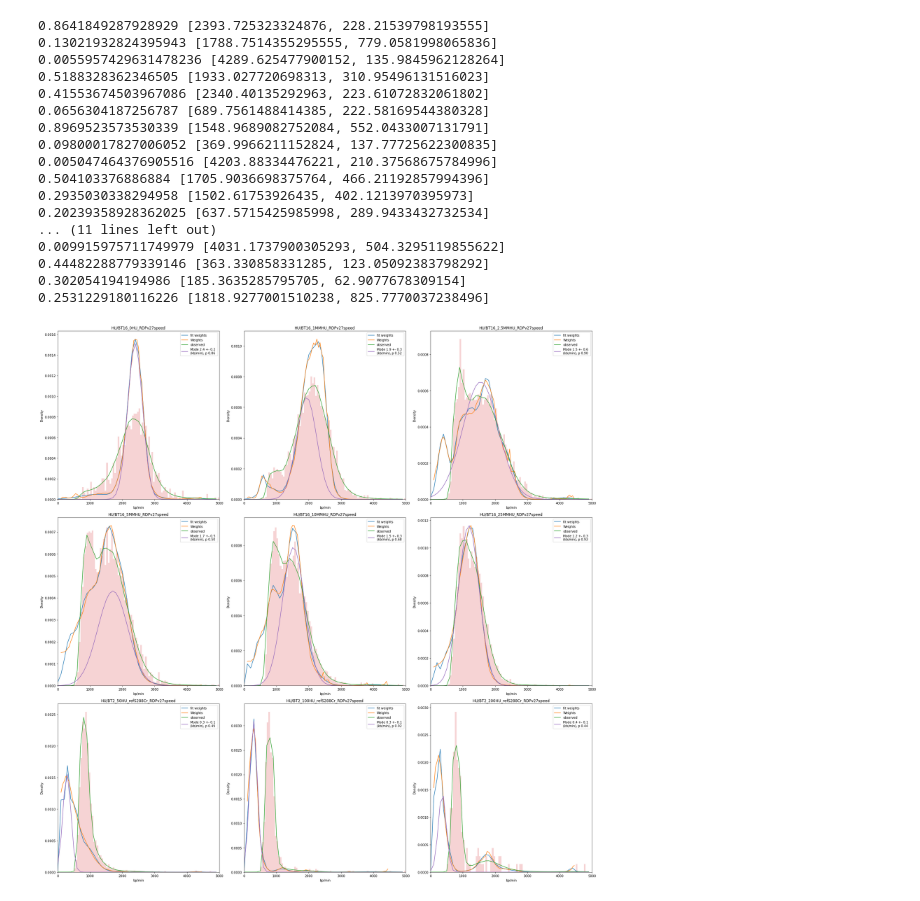
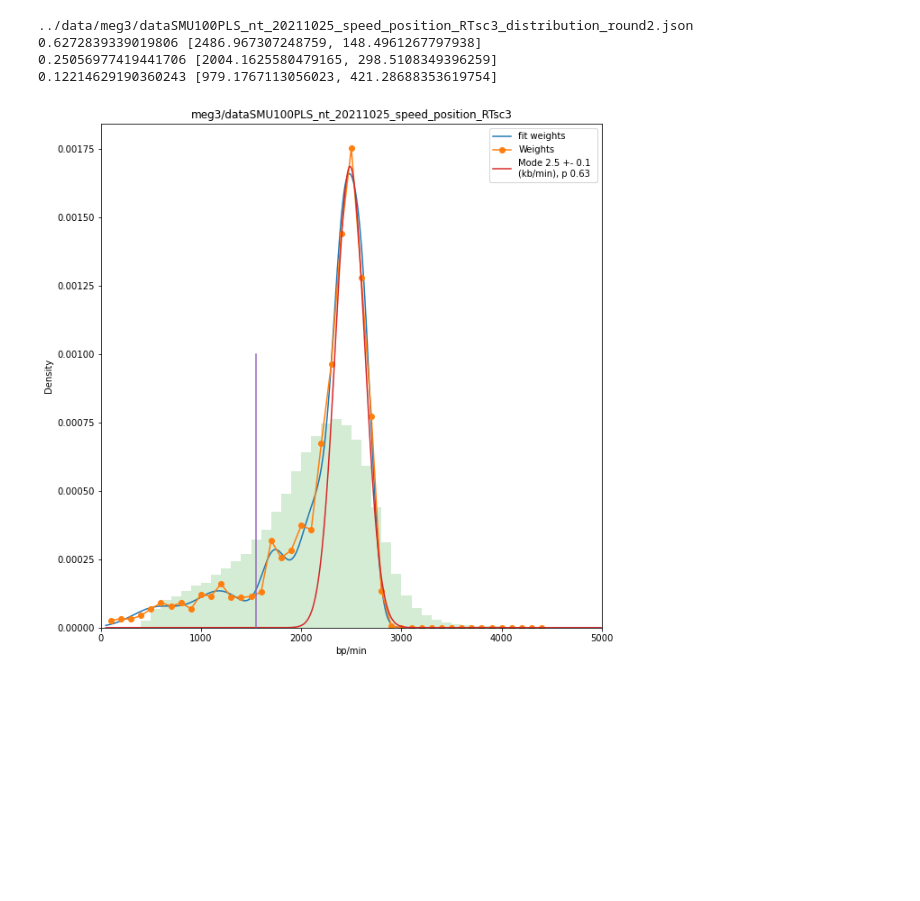
Before and after one commit to organic-chemistry/simunano, a Jupyter notebook: notebooks/Extract_distribution.ipynb, the cells around one changed output. Cells and saved outputs as stored; diff of their text form; code cells hidden in the pictures; blank space fills up the shorter version.

```diff
--- a/notebooks/Extract_distribution.ipynb
+++ b/notebooks/Extract_distribution.ipynb
@@ -72,5 +120,9 @@ combined
 # %%
-plot(combined["true_speed"],combined[rdp_speed],"o",alpha=0.2)
+plot(combined["true_speed"],combined[rdp_speed],"o",alpha=0.01)
+r=np.arange(0,5000,100)
+plot(r,r,label="expected")
 xlabel("true_speed")
 ylabel("RDP speed")
+legend()
+ylim(0,4500)
 # %% [output]
@@ -79,18 +131,20 @@ Text(0, 0.5, 'RDP speed')
 # %%
-import pomegranate
-from pomegranate import GeneralMixtureModel,NormalDistribution
+
+
 for expn,exp in exp_list.items():
+    figure()
+
     print(expn,len(exp))
-    figure()
     hist(exp.speed,bins=100,range=[0,5000],density=True);
-    nc=4
+    nc=5
     if len(exp)<100:
         nc=2
 
     init = GeneralMixtureModel.from_samples(NormalDistribution, n_components=nc,
                                     X=np.array(exp.speed)[:,np.newaxis],
                                             n_jobs=6)
-    hist(exp.speed,bins=100,range=[0,5000],density=True);
+    hist(exp.speed,bins=100,range=[0,5000],density=True,label=f"{len(exp.speed)}",alpha=0.5);
     r=np.arange(0,5000)
     plot(r,init.probability(r[:,np.newaxis]))
+    legend()
 # %% [output]
@@ -249,7 +258,8 @@ for average in range(n_average):
 import pickle
 fig=figure(figsize=(25,25))
 i=1
-
+extra="round2"
+"""
 sub_ordered=['../data/HU/BT16_0HU_RDPv27speed',
               '../data/HU/BT16_1MMHU_RDPv27speed',
              '../data/HU/BT16_2.5MMHU_RDPv27speed',
@@ -259,60 +269,58 @@ sub_ordered=['../data/HU/BT16_0HU_RDPv27speed',
               '../data/HU/BT2_50HU_refS288Cr_RDPv27speed',
              '../data/HU/BT2_100HU_refS288Cr_RDPv27speed',
      '../data/HU/BT2_200HU_refS288Cr_RDPv27speed']
 
 sub_w = {k:weights_lists[k] for k in sub_ordered}
-for expn,weights_list in sub_w.items():
+"""
+for expn,weights_list in weights_lists.items():
     fig.add_subplot(3,3,i)
     i+=1
     #titleu =expn
     title(expn.replace("../data/",""))
     proba = []
     while proba ==[] or np.any(np.isnan(final.probability(centers))):
         proba=True
-        drawed_th=np.random.choice(centers,size=10000,p=np.nanmean(weights_list,axis=0))
+        pnow=[np.nan]
+        while  np.any(np.isnan(pnow)):
+            drawed_th=np.random.choice(centers,size=10000,p=np.nanmean(weights_list,axis=0))
 
-        final6=GeneralMixtureModel.from_samples(NormalDistribution, n_components=6,
-                                        X=np.array(drawed_th)[:,np.newaxis]);
-        with open(expn+"_distribution.pick","wb") as f:
-            pickle.dump(final6.to_dict(),f)
-        final=GeneralMixtureModel.from_samples(NormalDistribution, n_components=n_component_final,
-                                        X=np.array(drawed_th)[:,np.newaxis]);
+            final6=GeneralMixtureModel.from_samples(NormalDistribution, n_components=6,
+                                            X=np.array(drawed_th)[:,np.newaxis],inertia=0.5);
+            pnow=final6.probability(r)
+            name_dist = expn+f"_distribution_{extra}.json"
+            with open(name_dist,"w") as f:
+                print(name_dist)
+                f.write(final6.to_json())
+                #pickle.dump(final6.to_dict(),f)
+            #final
+            final=GeneralMixtureModel.from_samples(NormalDistribution, n_components=n_component_final,
+                                            X=np.array(drawed_th)[:,np.newaxis]);
+        #final2=NormalDistribution.from_samples(np.array(drawed_th)[:,np.newaxis]);
     #plot(r,final.probability(r),label="deconv (fit weights)")
     plot(r,final6.probability(r),label="fit weights")
-
-    plot(centers,np.nanmean(weights_list,axis=0)/resolution_th_speed,label="Weights")
-    plot(r,tofit50[expn].probability(r),label="observed")
-    hist(exp_list[expn].speed,bins=100,range=[0,5000],density=True,alpha=0.2);
+    #print(final6.probability(r))
+    plot(centers,np.nanmean(weights_list,axis=0)/resolution_th_speed,"-o",label="Weights")
+    #plot(r,tofit50[expn].probability(r),label="observed")
+    hist(exp_list[expn].speed,bins=50,range=[0,5000],density=True,alpha=0.2);
 
     xlabel("bp/min")
     ylabel("Density")
     weights_parameters=list(zip(np.exp(final.weights),final.to_dict()["distributions"]))
     weights_parameters.sort()
     for w,d in weights_parameters[::-1]:
         print(w,d["parameters"])
     mode_weight,mode_param=weights_parameters[-1]
     mode_param = mode_param["parameters"]
     plot(r,NormalDistribution(*mode_param).probability(r)*mode_weight,
          label=f"Mode {mode_param[0]/1000:.1f} +- {mode_param[1]/1000:.1f} \n(kb/min), p {mode_weight:.2f}")
+
     legend()
     xlim(0,5000)
+plot([1550,1550],[0,0.001])
 fig.tight_layout()
 # %% [output]
-0.8641849287928929 [2393.725323324876, 228.21539798193555]
-0.13021932824395943 [1788.7514355295555, 779.0581998065836]
-0.0055957429631478236 [4289.625477900152, 135.9845962128264]
-0.5188328362346505 [1933.027720698313, 310.95496131516023]
-0.41553674503967086 [2340.40135292963, 223.61072832061802]
-0.0656304187256787 [689.7561488414385, 222.58169544380328]
-0.8969523573530339 [1548.9689082752084, 552.0433007131791]
-0.09800017827006052 [369.9966211152824, 137.77725622300835]
-0.005047464376905516 [4203.88334476221, 210.37568675784996]
-0.504103376886884 [1705.9036698375764, 466.21192857994396]
-0.2935030338294958 [1502.61753926435, 402.1213970395973]
-0.20239358928362025 [637.5715425985998, 289.9433432732534]
-... (11 lines left out)
-0.009915975711749979 [4031.1737900305293, 504.3295119855622]
-0.44482288779339146 [363.330858331285, 123.05092383798292]
-0.302054194194986 [185.3635285795705, 62.9077678309154]
-0.2531229180116226 [1818.9277001510238, 825.7770037238496]
+../data/meg3/dataSMU100PLS_nt_20211025_speed_position_RTsc3_distribution_round2.json
+0.6272839339019806 [2486.967307248759, 148.4961267797938]
+0.25056977419441706 [2004.1625580479165, 298.5108349396259]
+0.12214629190360243 [979.1767113056023, 421.28688353619754]
-[figure, old version]
+[figure, new version]
```
Also changed, not shown: parts of 27 cells of this notebook, 2 other files.
